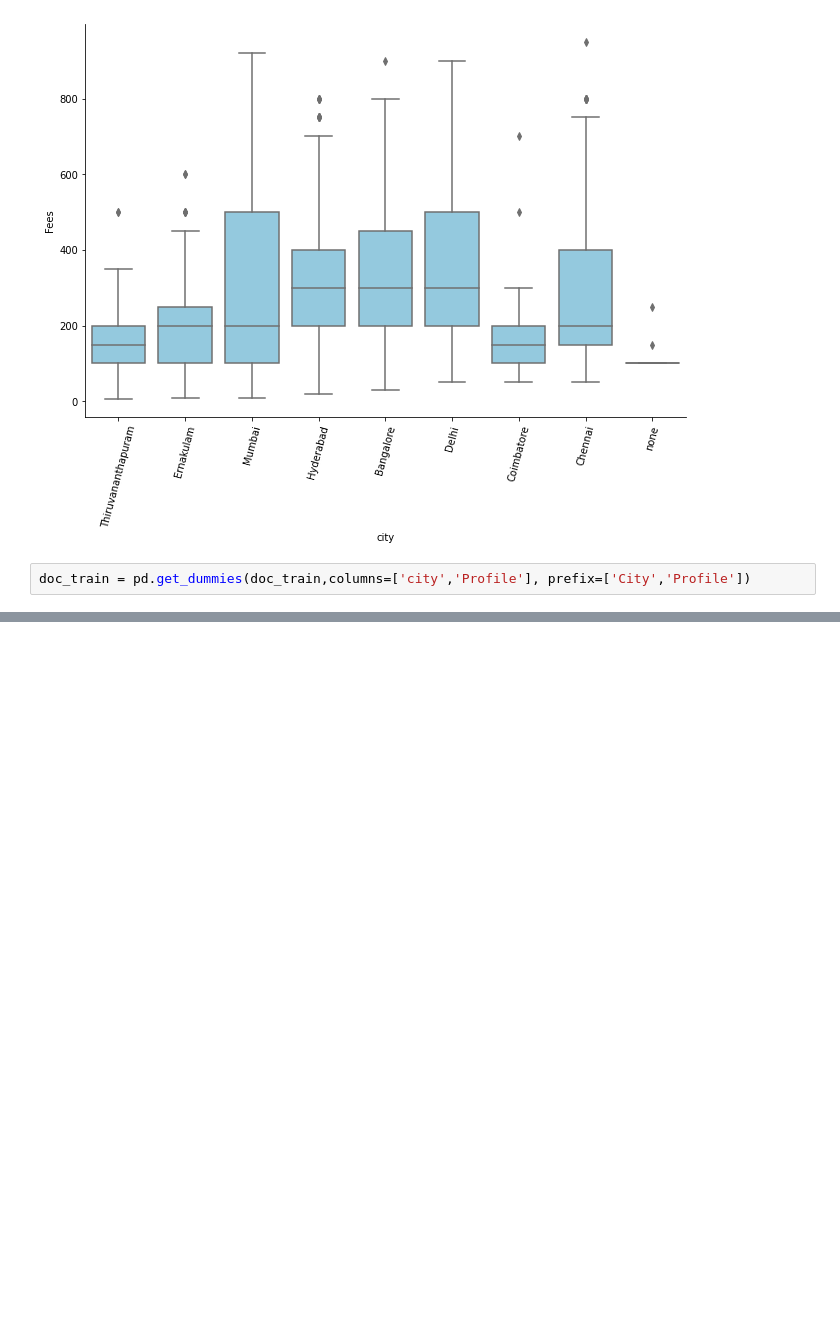
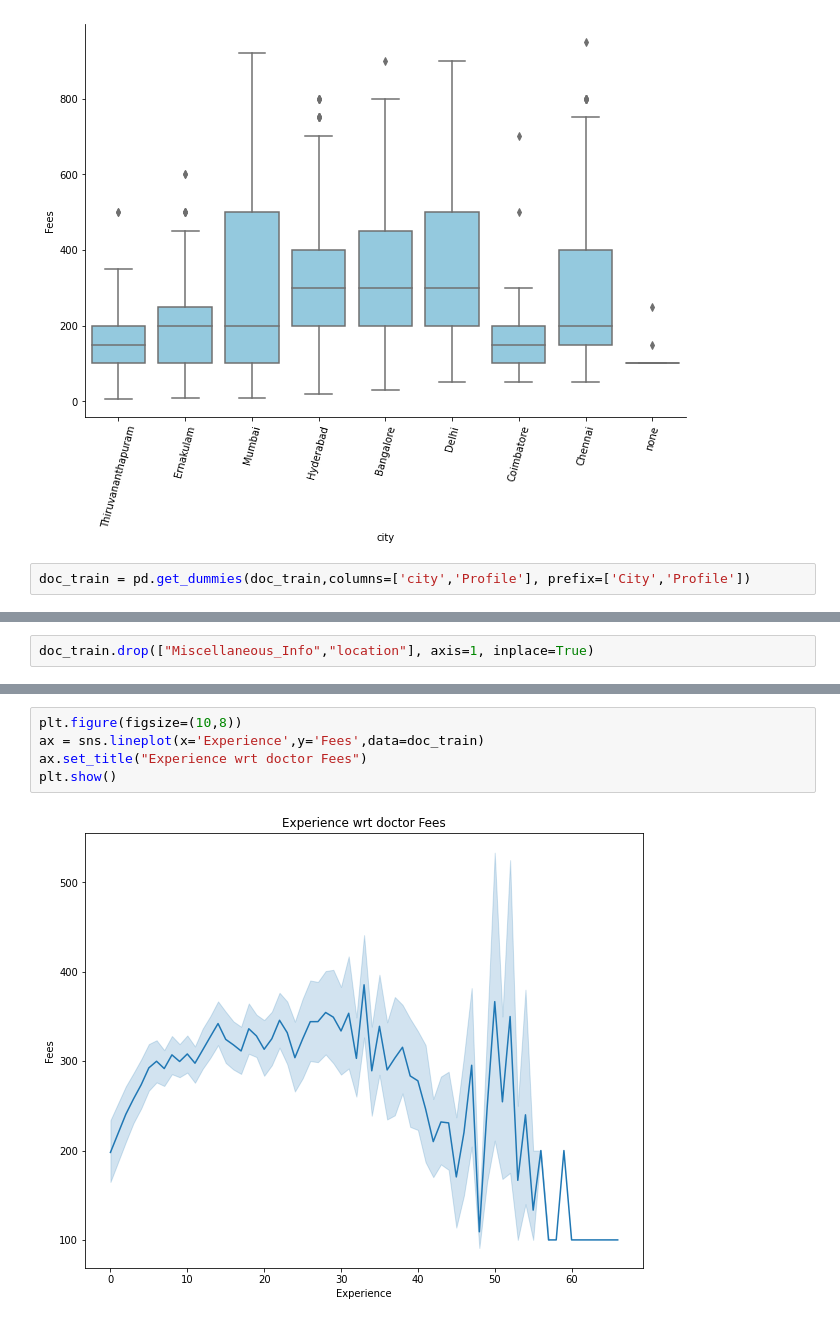
Before and after one commit to Sonal-Londhe/Evaluation_Projects, a Jupyter notebook: Doctors Consultation Fees.ipynb, the cells around one changed output, grey strips where cells are left out. Cells and saved outputs as stored; diff of their text form; blank space fills up the shorter version.

```diff
--- a/Doctors Consultation Fees.ipynb
+++ b/Doctors Consultation Fees.ipynb
@@ -448,0 +484,2 @@ Miscellaneous_Info
+# %%
+doc_train.drop(["Miscellaneous_Info","location"], axis=1, inplace=True)
@@ -448,0 +496,7 @@ Miscellaneous_Info
+# %%
+plt.figure(figsize=(10,8))
+ax = sns.lineplot(x='Experience',y='Fees',data=doc_train)
+ax.set_title("Experience wrt doctor Fees")
+plt.show()
+# %% [output]
+[figure, added]
```
Also changed, not shown: parts of 40 cells of this notebook.
